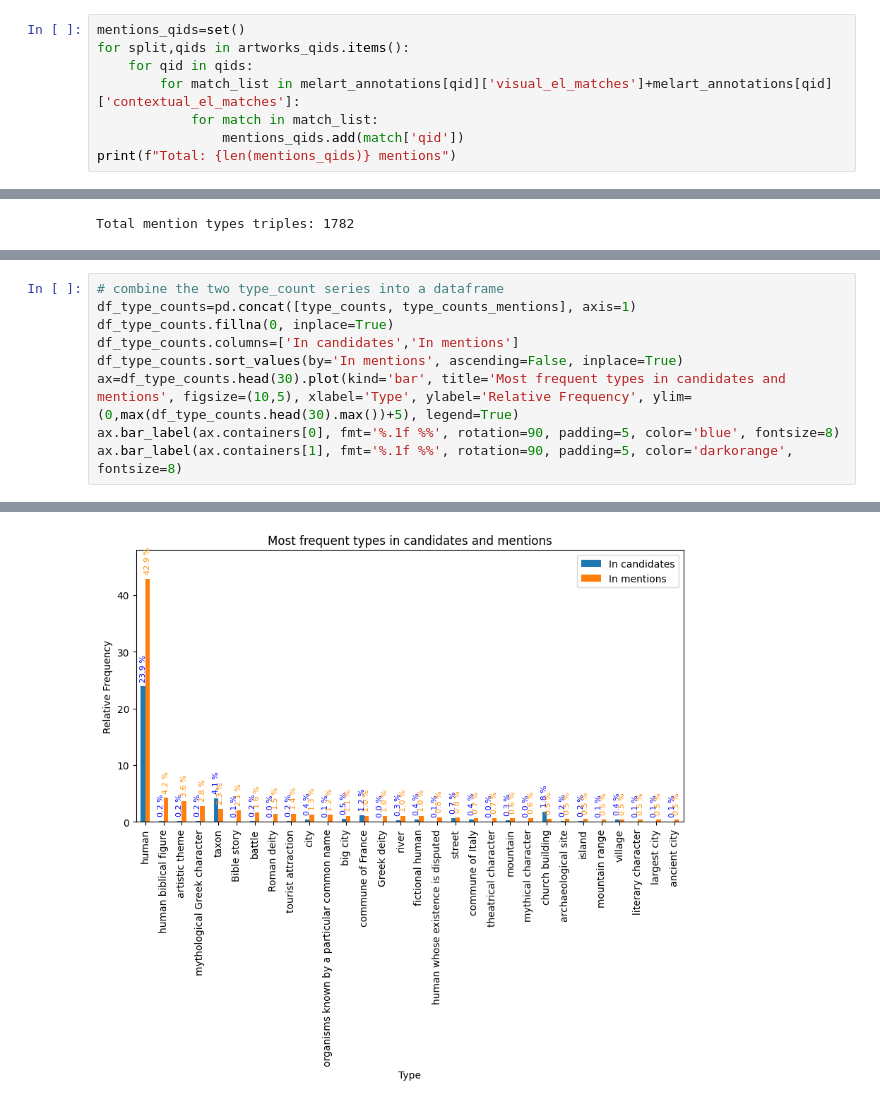
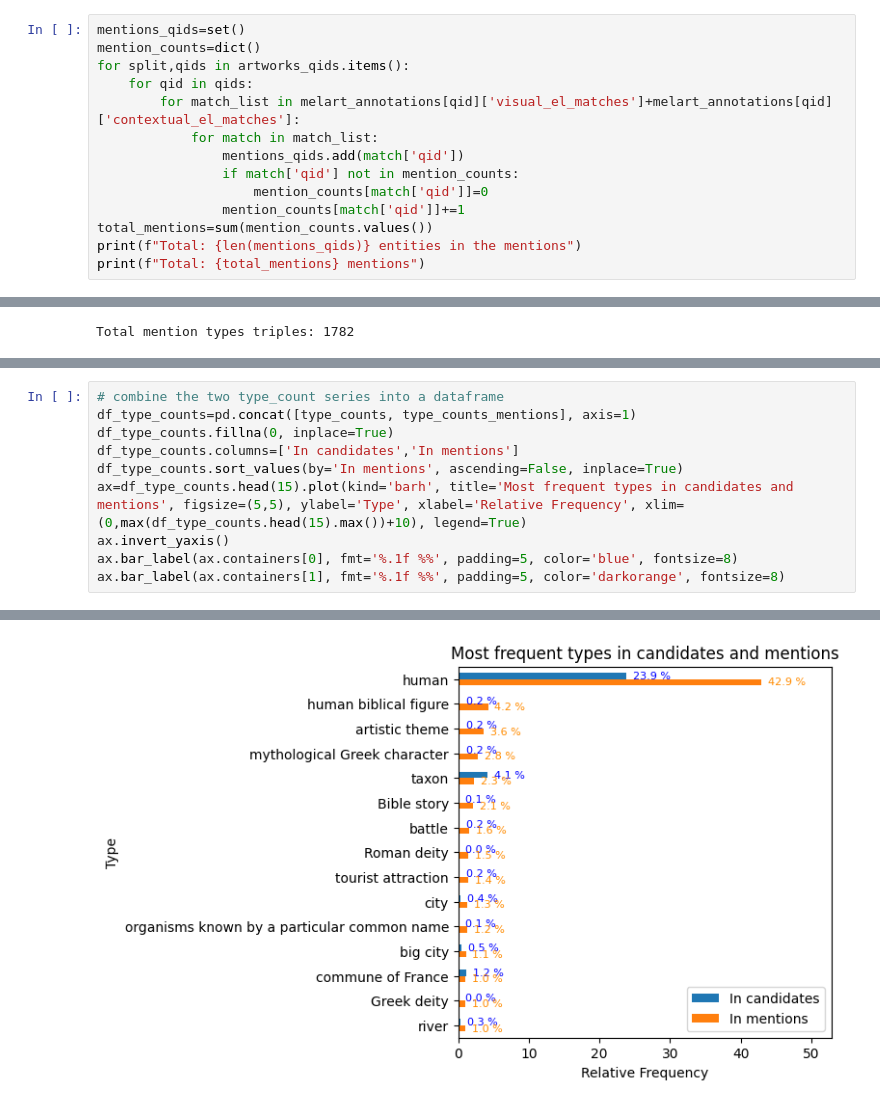
Before and after one commit to HPI-Information-Systems/MELArt, a Jupyter notebook: statistics_subjects.ipynb, the cells around one changed output, grey strips where cells are left out. Cells and saved outputs as stored; diff of their text form.

```diff
--- a/statistics_subjects.ipynb
+++ b/statistics_subjects.ipynb
@@ -25,10 +25,16 @@ print(f"Total: {len(all_qids)} artworks")
 Total: 1616 artworks
 # %%
 mentions_qids=set()
+mention_counts=dict()
 for split,qids in artworks_qids.items():
     for qid in qids:
         for match_list in melart_annotations[qid]['visual_el_matches']+melart_annotations[qid]['contextual_el_matches']:
             for match in match_list:
                 mentions_qids.add(match['qid'])
-print(f"Total: {len(mentions_qids)} mentions")
+                if match['qid'] not in mention_counts:
+                    mention_counts[match['qid']]=0
+                mention_counts[match['qid']]+=1
+total_mentions=sum(mention_counts.values())
+print(f"Total: {len(mentions_qids)} entities in the mentions")
+print(f"Total: {total_mentions} mentions")
 # %% [output]
@@ -105,7 +104,8 @@ df_type_counts=pd.concat([type_counts, type_counts_mentions], axis=1)
 df_type_counts.fillna(0, inplace=True)
 df_type_counts.columns=['In candidates','In mentions']
 df_type_counts.sort_values(by='In mentions', ascending=False, inplace=True)
-ax=df_type_counts.head(30).plot(kind='bar', title='Most frequent types in candidates and mentions', figsize=(10,5), xlabel='Type', ylabel='Relative Frequency', ylim=(0,max(df_type_counts.head(30).max())+5), legend=True)
-ax.bar_label(ax.containers[0], fmt='%.1f %%', rotation=90, padding=5, color='blue', fontsize=8)
-ax.bar_label(ax.containers[1], fmt='%.1f %%', rotation=90, padding=5, color='darkorange', fontsize=8)
+ax=df_type_counts.head(15).plot(kind='barh', title='Most frequent types in candidates and mentions', figsize=(5,5), ylabel='Type', xlabel='Relative Frequency', xlim=(0,max(df_type_counts.head(15).max())+10), legend=True)
+ax.invert_yaxis()
+ax.bar_label(ax.containers[0], fmt='%.1f %%', padding=5, color='blue', fontsize=8)
+ax.bar_label(ax.containers[1], fmt='%.1f %%', padding=5, color='darkorange', fontsize=8)
 # %% [output]
@@ -129 +127 @@ ax.bar_label(ax.containers[1], fmt='%.1f %%', rotation=90, padding=5, color='dar
-[figure, old version]
+[figure, new version]
```
Also changed, not shown: parts of 10 cells of this notebook.
